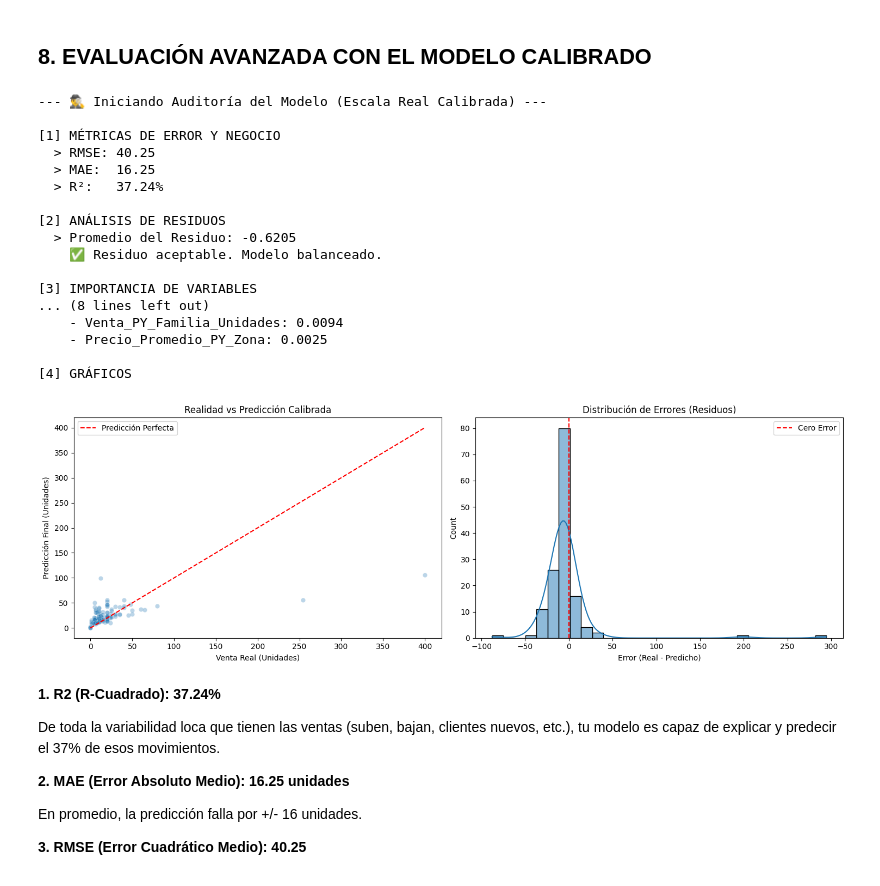
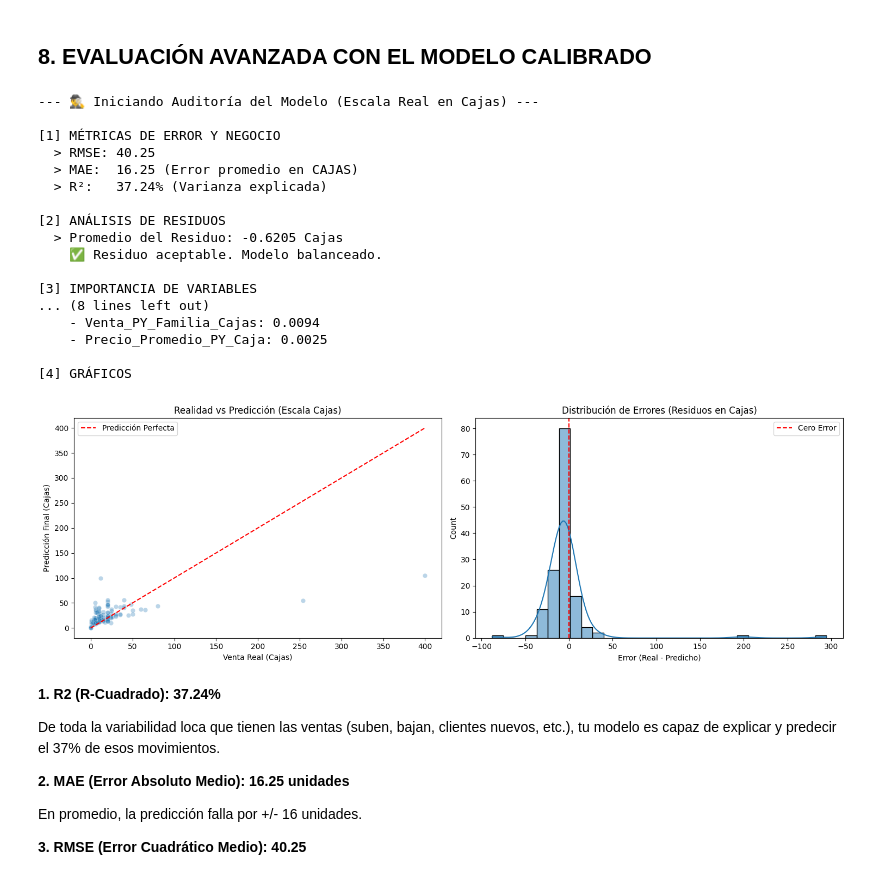
Before and after one commit to dsanchezchu/big-data-laboratorios-sophia, a Jupyter notebook: notebooks/BigData_Proyecto.ipynb, the cells around one changed output. Saved outputs shown, nothing was run; the diff lists cells and outputs as text; code cells hidden in the pictures.

Commit message:
feat: Cambios en regla de negocio de unidades a cajas

```diff
--- a/notebooks/BigData_Proyecto.ipynb
+++ b/notebooks/BigData_Proyecto.ipynb
@@ -924,17 +1070,23 @@ path_df_ml = "hdfs://namenode:9000/user/nifi/processed/dataset_ml_sophia_final"
 df_full = spark.read.parquet(path_df_ml)
 
 # Crear Target Logarítmico
-df_full = df_full.withColumn("Log_Venta", log1p(col("Venta_Unidades")))
+df_full = df_full.withColumn("Log_Venta", log1p(col("Venta_Cajas")))
 df_full.cache()
 print(f"Total Registros: {df_full.count()}")
 
-# 2. Variables
+# 2. Definición de Variables
 categorical_cols = ["Cliente", "Producto", "Nombre_Zona", "Region", "Mes"]
+
 numerical_cols = [
-    "Precio_Unitario", "Mes_Num", "Meta_Zona_Unidades",
-    "Venta_PY_Zona_Unidades", "Precio_Promedio_PY_Zona", "Venta_PY_Familia_Unidades"
+    "Precio_Caja",
+    "Mes_Num",
+    "Meta_Zona_Cajas",
+    "Venta_PY_Zona_Cajas",
+    "Precio_Promedio_PY_Caja",
+    "Venta_PY_Familia_Cajas"
 ]
-label_col = "Log_Venta" # Entrenamos contra el Logaritmo
+
+label_col = "Log_Venta" # Entrenamos contra el Logaritmo de Cajas
 
 # 3. Pipeline Base
 stages = []
@@ -944,11 +1096,11 @@ for col_name in categorical_cols:
 input_cols = [c + "_Index" for c in categorical_cols] + numerical_cols
 stages.append(VectorAssembler(inputCols=input_cols, outputCol="features", handleInvalid="keep"))
 
+# Random Forest
 rf = RandomForestRegressor(featuresCol="features", labelCol=label_col, seed=42, maxBins=500)
 stages.append(rf)
 
-# Transformación 1: Log -> Real (Raw)
-# Llamaremos a esta columna 'prediction_raw' para diferenciarla
+# Transformación Inversa Inicial (Log -> Cajas Reales Raw)
 inverter = SQLTransformer(statement="SELECT *, expm1(prediction) as prediction_raw FROM __THIS__")
 stages.append(inverter)
 
@@ -1095,13 +1264,14 @@ Modelo guardado en: hdfs://namenode:9000/user/nifi/models/best_rf_calibrated
 # %% [markdown]
 ## 8. EVALUACIÓN AVANZADA CON EL MODELO CALIBRADO
 # %%
-print("\n--- 🕵️‍♂️ Iniciando Auditoría del Modelo (Escala Real Calibrada) ---")
+print("\n--- 🕵️‍♂️ Iniciando Auditoría del Modelo (Escala Real en Cajas) ---")
 
 # 1. Generar Predicciones Finales
 final_predictions = final_calibrated_model.transform(test_data)
 
-col_real = "Venta_Unidades"
-col_pred = "prediction_final" # <--- Usamos la columna final corregida
+# Definimos las columnas a comparar (Cajas Reales vs Cajas Predichas)
+col_real = "Venta_Cajas"       # <--- CAMBIO CLAVE: Ahora evaluamos Cajas
+col_pred = "prediction_final"  # <--- Predicción calibrada en Cajas
 
 # [1] MÉTRICAS
 print("\n[1] MÉTRICAS DE ERROR Y NEGOCIO")
@@ -1118,8 +1288,9 @@ mape_df = final_predictions.withColumn("APE", F.abs((F.col(col_real) - F.col(col
 mape_score = mape_df.select(F.avg("APE")).collect()[0][0] * 100
 
 print(f"  > RMSE: {rmse:.2f}")
-print(f"  > MAE:  {mae:.2f}")
-print(f"  > R²:   {r2:.2%}")
+print(f"  > MAE:  {mae:.2f} (Error promedio en CAJAS)")
+print(f"  > R²:   {r2:.2%} (Varianza explicada)")
+# Nota: El MAPE en cajas pequeñas suele ser alto, no te asustes.
 
 # [2] RESIDUOS
 print("\n[2] ANÁLISIS DE RESIDUOS")
@@ -1127,17 +1298,16 @@ df_residuals = final_predictions.withColumn("Residual", F.col(col_real) - F.col(
 res_stats = df_residuals.select(F.avg("Residual").alias("Mean_Residual")).collect()[0]
 mean_res = res_stats['Mean_Residual']
 
-print(f"  > Promedio del Residuo: {mean_res:.4f}")
-if abs(mean_res) > 5:
-    print("    ⚠️ ALERTA: Sesgo significativo.")
+print(f"  > Promedio del Residuo: {mean_res:.4f} Cajas")
+if abs(mean_res) > 1: # Tolerancia: 1 Caja de sesgo
+    print("    ⚠️ ALERTA: Sesgo significativo (mayor a 1 caja promedio).")
 else:
     print("    ✅ Residuo aceptable. Modelo balanceado.")
 
 # [3] IMPORTANCIA DE VARIABLES
 print("\n[3] IMPORTANCIA DE VARIABLES")
-# El RF es el antepenúltimo stage (-3) porque añadimos 2 SQLTransformers al final
-# [Indexers..., Assembler, RF, Inverter, Calibrator]
-rf_model = best_model.stages[-2] # Lo tomamos del best_model antes de añadir el calibrador para asegurar índice
+# Recuperamos el modelo RF (antepenúltimo stage)
+rf_model = best_model.stages[-2]
 
 try:
     features_meta = final_predictions.schema["features"].metadata["ml_attr"]
@@ -1160,7 +1330,7 @@ except Exception as e:
 # [4] GRÁFICOS
 print("\n[4] GRÁFICOS")
 
-# Convertimos a Pandas (solo una muestra para no explotar la memoria)
+# Muestra para Pandas
 sample_pd = df_residuals.select(col_real, col_pred, "Residual") \
                         .sample(fraction=0.2, seed=42) \
                         .limit(5000) \
@@ -1168,53 +1338,50 @@ sample_pd = df_residuals.select(col_real, col_pred, "Residual") \
 
 plt.figure(figsize=(15, 5))
 
-# --- Gráfico A: Realidad vs Predicción ---
+# --- Gráfico A: Real vs Predicción ---
 plt.subplot(1, 2, 1)
 sns.scatterplot(x=col_real, y=col_pred, data=sample_pd, alpha=0.3)
 
-# Calculamos el límite del gráfico usando el max nativo explícitamente
 val_max_real = sample_pd[col_real].max()
 val_max_pred = sample_pd[col_pred].max()
-# Usamos builtins.max para obligar a Python a usar su función nativa
 max_v = builtins.max(val_max_real, val_max_pred)
 
-# Línea de referencia (Perfecto)
 plt.plot([0, max_v], [0, max_v], 'r--', label='Predicción Perfecta')
-plt.xlabel('Venta Real (Unidades)')
-plt.ylabel('Predicción Final (Unidades)')
-plt.title('Realidad vs Predicción Calibrada')
+plt.xlabel('Venta Real (Cajas)')
+plt.ylabel('Predicción Final (Cajas)')
+plt.title('Realidad vs Predicción (Escala Cajas)')
 plt.legend()
 
 # --- Gráfico B: Distribución de Errores ---
 plt.subplot(1, 2, 2)
 
 sns.histplot(sample_pd['Residual'], kde=True, bins=30)
 plt.axvline(0, color='r', linestyle='--', label='Cero Error')
-plt.title('Distribución de Errores (Residuos)')
+plt.title('Distribución de Errores (Residuos en Cajas)')
 plt.xlabel('Error (Real - Predicho)')
 plt.legend()
 
 plt.tight_layout()
 plt.show()
 # %% [output]
---- 🕵️‍♂️ Iniciando Auditoría del Modelo (Escala Real Calibrada) ---
+--- 🕵️‍♂️ Iniciando Auditoría del Modelo (Escala Real en Cajas) ---
 
 [1] MÉTRICAS DE ERROR Y NEGOCIO
   > RMSE: 40.25
-  > MAE:  16.25
-  > R²:   37.24%
+  > MAE:  16.25 (Error promedio en CAJAS)
+  > R²:   37.24% (Varianza explicada)
 
 [2] ANÁLISIS DE RESIDUOS
-  > Promedio del Residuo: -0.6205
+  > Promedio del Residuo: -0.6205 Cajas
     ✅ Residuo aceptable. Modelo balanceado.
 
 [3] IMPORTANCIA DE VARIABLES
 ... (8 lines left out)
-    - Venta_PY_Familia_Unidades: 0.0094
-    - Precio_Promedio_PY_Zona: 0.0025
+    - Venta_PY_Familia_Cajas: 0.0094
+    - Precio_Promedio_PY_Caja: 0.0025
 
 [4] GRÁFICOS
-[figure, old version]
+[figure, new version]
 # %% [markdown]
 **1. R2 (R-Cuadrado): 37.24%**
 
```
Also changed, not shown: parts of 17 cells of this notebook.
